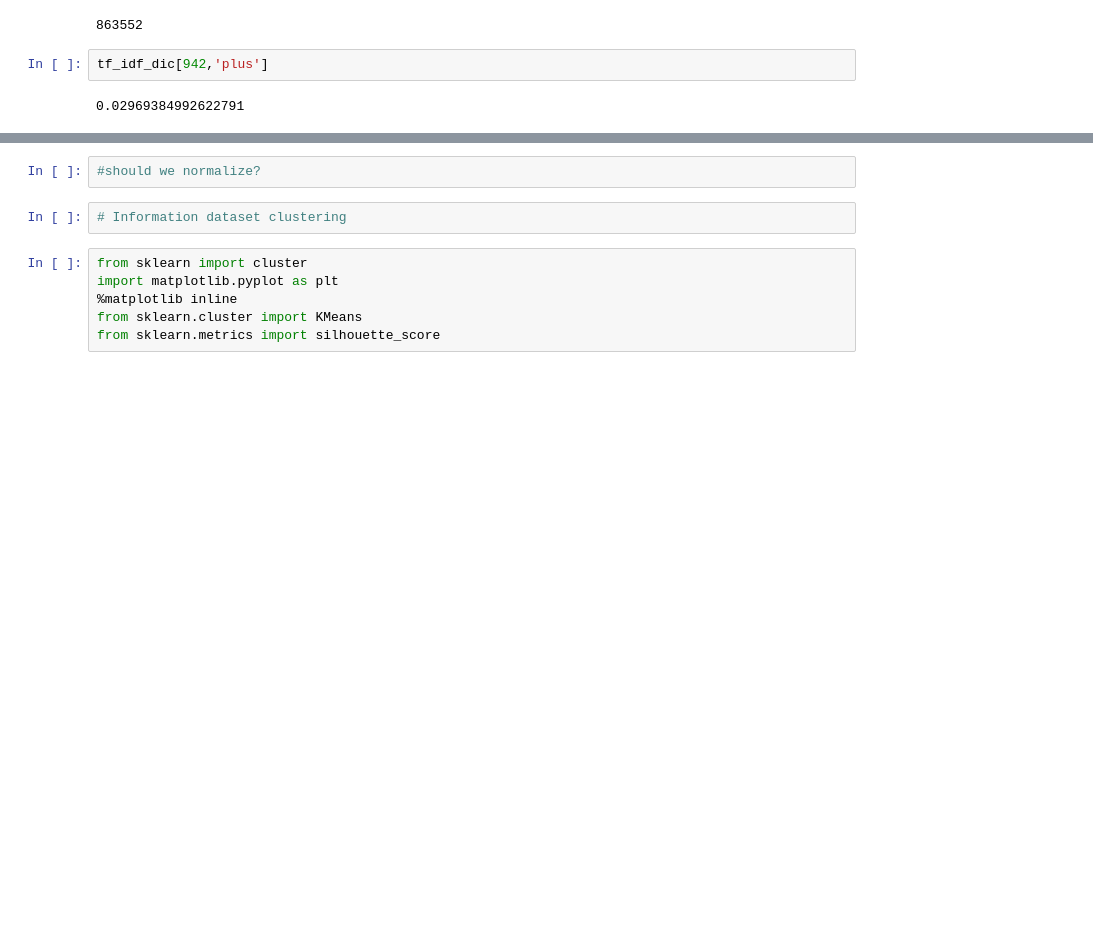
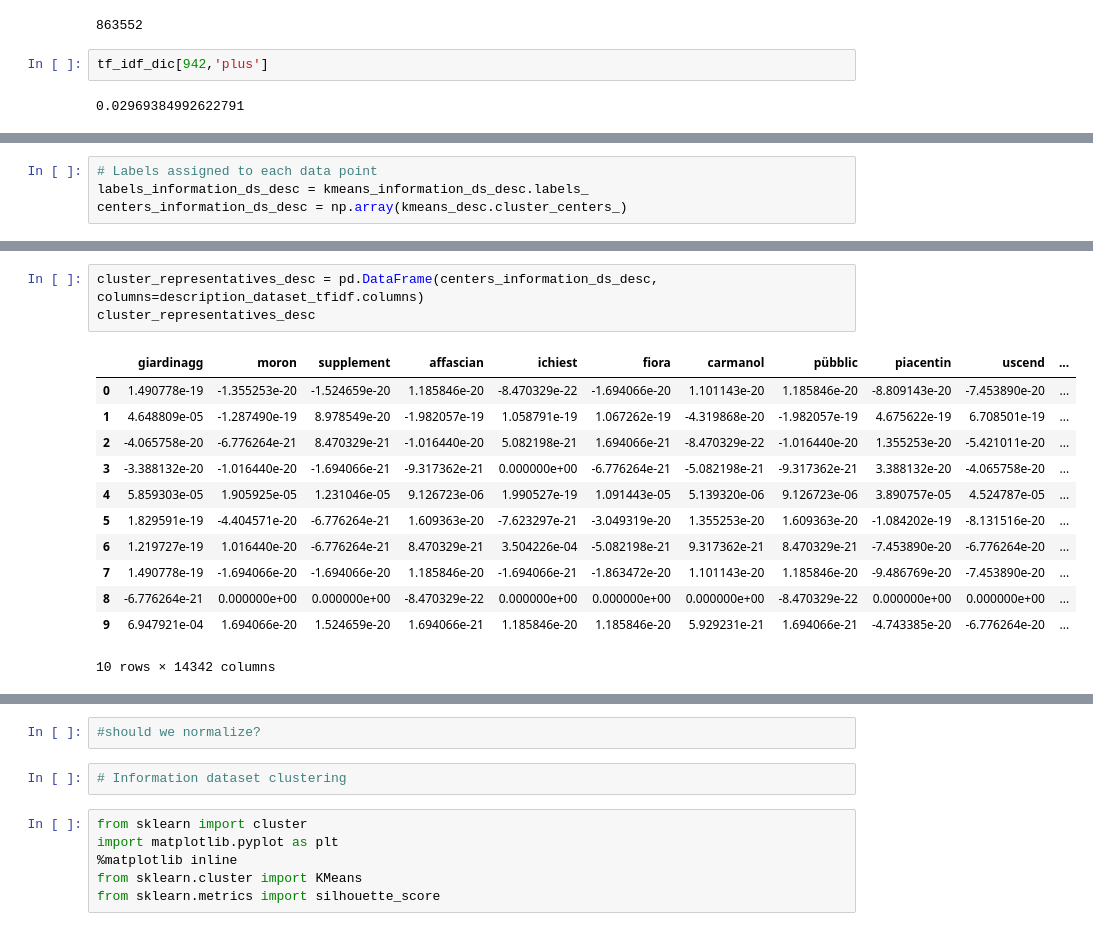
Before and after one commit to dusicastepic/ADMFourthHomework, a Jupyter notebook: Clustering part.ipynb, the cells around one changed output, grey strips where cells are left out. Drawn from its saved outputs; the diff is of its cells as text; blank space fills up the shorter version.

```diff
--- a/Clustering part.ipynb
+++ b/Clustering part.ipynb
@@ -406,0 +507,4 @@ inverted_idx = pickle.load(open("inverted_idx.p", "rb"))
+# %%
+# Labels assigned to each data point
+labels_information_ds_desc = kmeans_information_ds_desc.labels_
+centers_information_ds_desc = np.array(kmeans_desc.cluster_centers_)
@@ -406,0 +524,16 @@ inverted_idx = pickle.load(open("inverted_idx.p", "rb"))
+# %%
+cluster_representatives_desc = pd.DataFrame(centers_information_ds_desc, columns=description_dataset_tfidf.columns)
+cluster_representatives_desc
+# %% [output]
+|  | giardinagg | moron | supplement | affascian | ichiest | fiora | carmanol | pübblic | piacentin | uscend | ... |
+| 0 | 1.490778e-19 | -1.355253e-20 | -1.524659e-20 | 1.185846e-20 | -8.470329e-22 | -1.694066e-20 | 1.101143e-20 | 1.185846e-20 | -8.809143e-20 | -7.453890e-20 | ... |
+| 1 | 4.648809e-05 | -1.287490e-19 | 8.978549e-20 | -1.982057e-19 | 1.058791e-19 | 1.067262e-19 | -4.319868e-20 | -1.982057e-19 | 4.675622e-19 | 6.708501e-19 | ... |
+| 2 | -4.065758e-20 | -6.776264e-21 | 8.470329e-21 | -1.016440e-20 | 5.082198e-21 | 1.694066e-21 | -8.470329e-22 | -1.016440e-20 | 1.355253e-20 | -5.421011e-20 | ... |
+| 3 | -3.388132e-20 | -1.016440e-20 | -1.694066e-21 | -9.317362e-21 | 0.000000e+00 | -6.776264e-21 | -5.082198e-21 | -9.317362e-21 | 3.388132e-20 | -4.065758e-20 | ... |
+| 4 | 5.859303e-05 | 1.905925e-05 | 1.231046e-05 | 9.126723e-06 | 1.990527e-19 | 1.091443e-05 | 5.139320e-06 | 9.126723e-06 | 3.890757e-05 | 4.524787e-05 | ... |
+| 5 | 1.829591e-19 | -4.404571e-20 | -6.776264e-21 | 1.609363e-20 | -7.623297e-21 | -3.049319e-20 | 1.355253e-20 | 1.609363e-20 | -1.084202e-19 | -8.131516e-20 | ... |
+| 6 | 1.219727e-19 | 1.016440e-20 | -6.776264e-21 | 8.470329e-21 | 3.504226e-04 | -5.082198e-21 | 9.317362e-21 | 8.470329e-21 | -7.453890e-20 | -6.776264e-20 | ... |
+| 7 | 1.490778e-19 | -1.694066e-20 | -1.694066e-20 | 1.185846e-20 | -1.694066e-21 | -1.863472e-20 | 1.101143e-20 | 1.185846e-20 | -9.486769e-20 | -7.453890e-20 | ... |
+| 8 | -6.776264e-21 | 0.000000e+00 | 0.000000e+00 | -8.470329e-22 | 0.000000e+00 | 0.000000e+00 | 0.000000e+00 | -8.470329e-22 | 0.000000e+00 | 0.000000e+00 | ... |
+| 9 | 6.947921e-04 | 1.694066e-20 | 1.524659e-20 | 1.694066e-21 | 1.185846e-20 | 1.185846e-20 | 5.929231e-21 | 1.694066e-21 | -4.743385e-20 | -6.776264e-20 | ... |
+10 rows × 14342 columns
```
Also changed, not shown: parts of 33 cells of this notebook.
